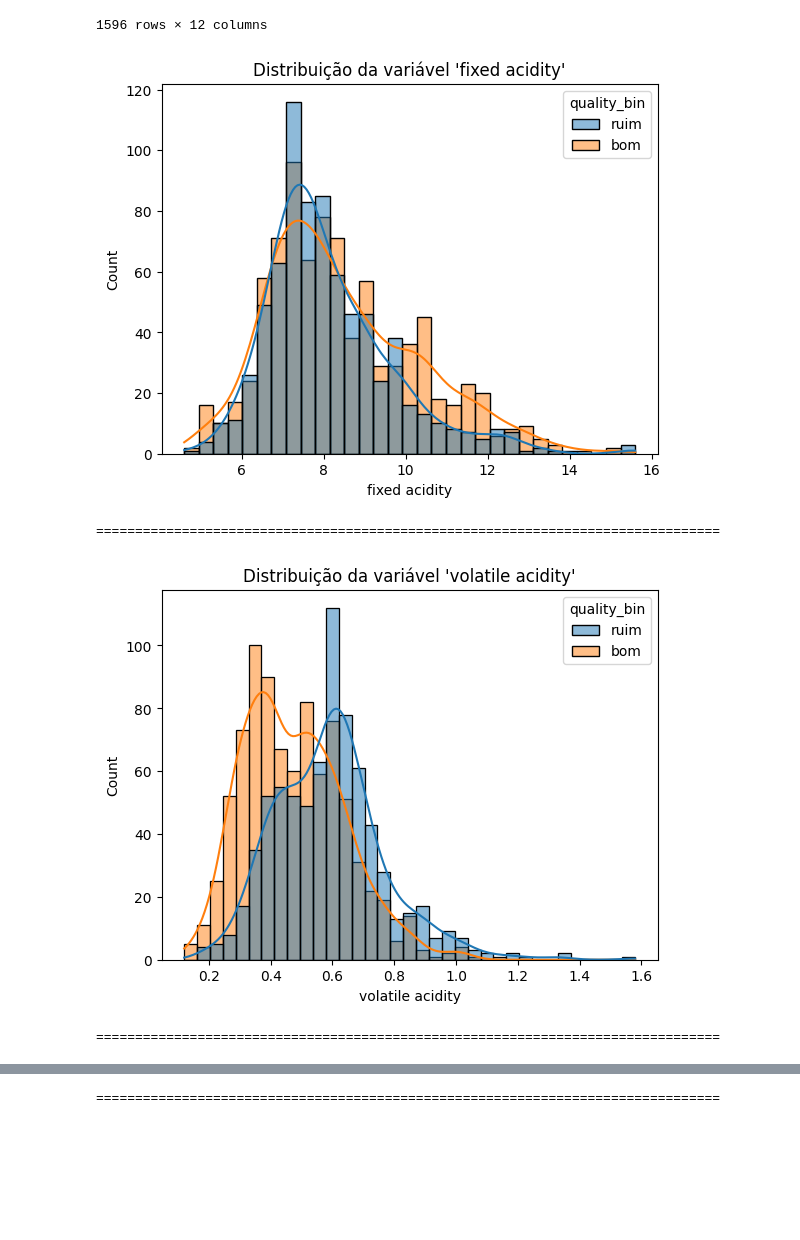
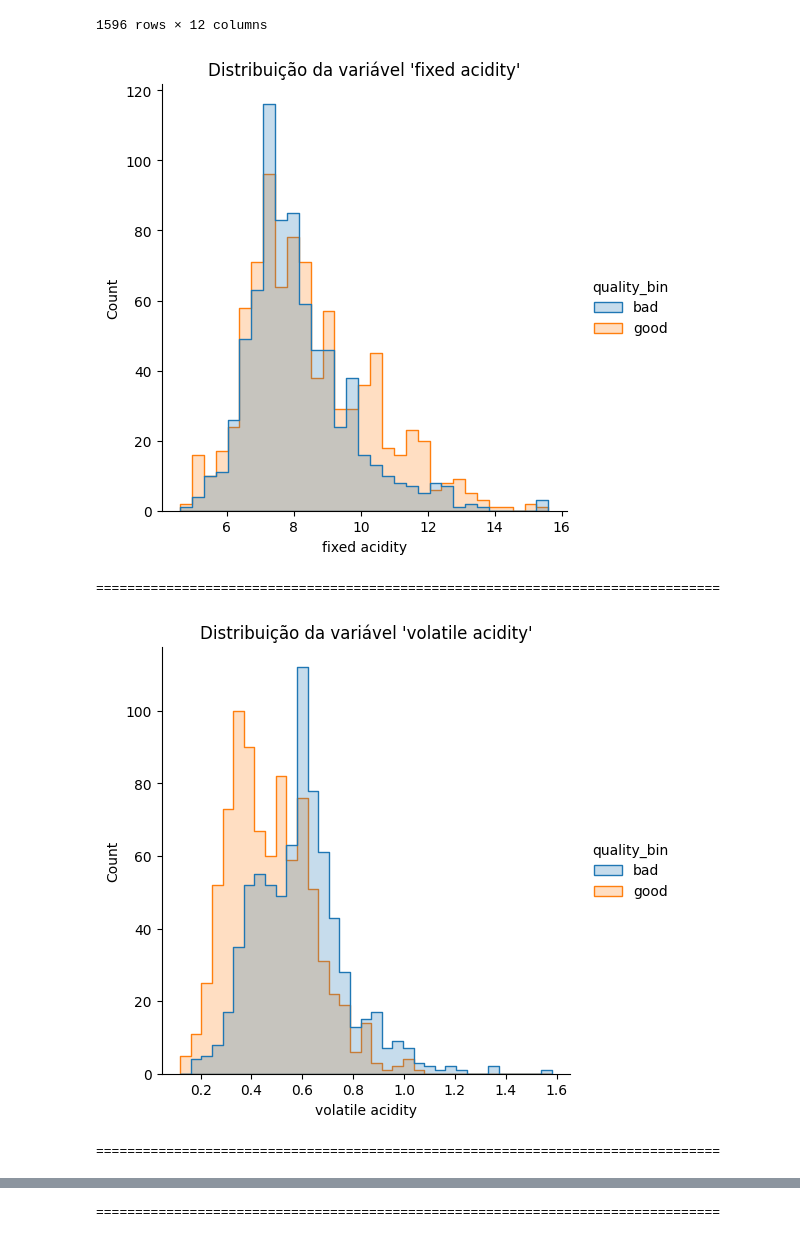
Before and after one commit to Mustasheep/Dataset-Wine-Quality, a Jupyter notebook: Dataset_Wine_Quality.ipynb, the cells around one changed output, grey strips where cells are left out. Saved outputs shown, nothing was run; the diff lists cells and outputs as text; code cells hidden in the pictures; blank space fills up the shorter version.

```diff
--- a/Dataset_Wine_Quality.ipynb
+++ b/Dataset_Wine_Quality.ipynb
@@ -278,7 +281,7 @@ for col in df.drop(columns='quality'):
 ================================================================================
 ... (10 outputs left out)
 # %%
-df['quality_bin'] = df['quality'].apply(lambda x: 'bom' if x > 5 else 'ruim')
+df['quality_bin'] = df['quality'].apply(lambda x: 'bad' if x <= 5 else 'good')
 # %%
 df_bin = df.drop(columns=['quality'])
 df_bin
@@ -302,11 +305,12 @@ df_bin
 df_bin.to_csv('winequality-red-binary.csv', index=False)
 # %%
 for col in df_bin.drop(columns='quality_bin'):
-  sns.histplot(data=df_bin, x=col, kde=True, hue=df_bin['quality_bin']).set_title(f"Distribuição da variável '{col}'")
+  g = sns.displot(data=df_bin, x=col, hue=df_bin['quality_bin'], element='step')
+  g.set(title=f"Distribuição da variável '{col}'")
   plt.show()
   jumplin()
 # %% [output]
-[figure, old version]
+[figure, new version]
 ================================================================================
-[figure, old version]
+[figure, new version]
 ================================================================================
```
Also changed, not shown: parts of 3 cells of this notebook.
